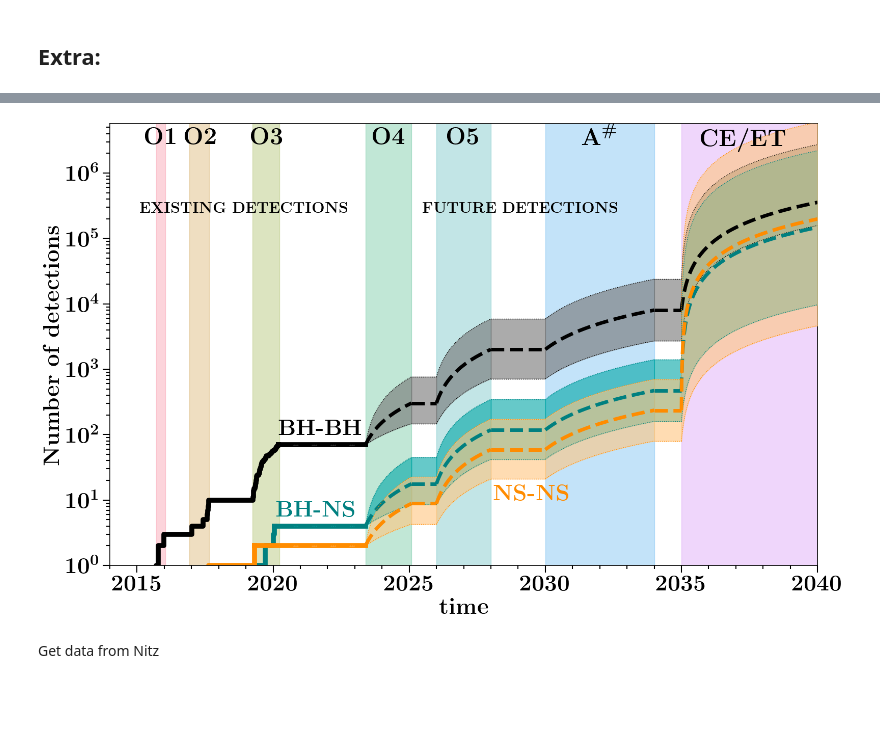
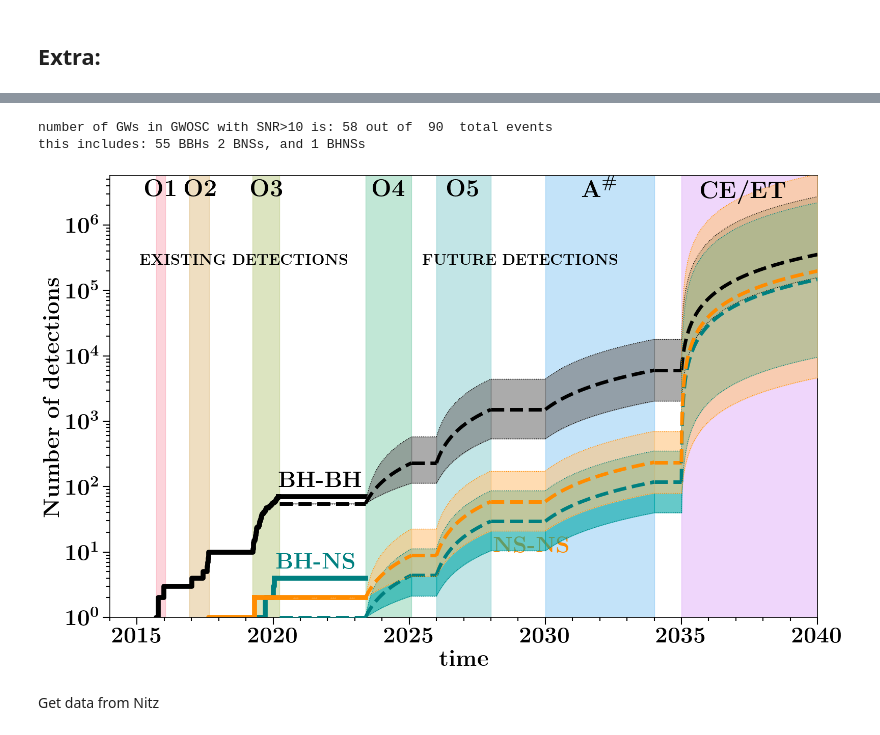
Before and after one commit to FloorBroekgaarden/GW_visualization_detection_number, a Jupyter notebook: The (expected) growth of the number of gravitational-wave detections from 2015 to 2040.ipynb, the cells around one changed output, grey strips where cells are left out. Drawn from its saved outputs; the diff is of its cells as text; code cells hidden in the pictures; blank space fills up the shorter version.

Commit message:
update with SNR>10 plot

```diff
--- a/The (expected) growth of the number of gravitational-wave detections from 2015 to 2040.ipynb
+++ b/The (expected) growth of the number of gravitational-wave detections from 2015 to 2040.ipynb
@@ -1623,9 +1627,36 @@ Make past/expected detections plot for figure where we start with GWTC-3 detecti
+# %%
+
+# read in GWOSC data
+csv_file = '/Users/floorbroekgaarden/Projects/GitHub/GW_visualization_detection_number/GWcatalogData/GWOSC_catalog.csv'
+df = pd.read_csv(csv_file)
+
+snr_threshold = 10
+mask_SNR = (df['network_matched_filter_snr']>=snr_threshold)
+
+
+mask_BNS = (mask_SNR==1) & (df['mass_1_source']<2.5) & (df['mass_2_source']<2.5)
+mask_BHNS = (mask_SNR==1) & (df['mass_1_source']>=2.5) & (df['mass_2_source']<2.5)
+mask_BBH = (mask_SNR==1) & (df['mass_1_source']>=2.5) & (df['mass_2_source']>=2.5)
+
+
+print('number of GWs in GWOSC with SNR>10 is:', np.sum(mask_SNR), 'out of ', len(mask_SNR), ' total events')
+print('this includes:', np.sum(mask_BBH), 'BBHs',  np.sum(mask_BNS), 'BNSs, and',  np.sum(mask_BHNS), 'BHNSs')
+# %% [output]
+number of GWs in GWOSC with SNR>10 is: 58 out of  90  total events
+this includes: 55 BBHs 2 BNSs, and 1 BHNSs
 # %%
+
+
+
+
+
+
+
+
 # read in the data with the expected numbers for O3, O4 and O5
 # this csv file simply calculates the expected O4 and O5 data by re-scaling the GWOSC detection number
 # to the new BNS volumes of O4 and O5. Very simplistic scaling
-
-exp_data_name = "expected_detections_GWTC_FAR1_YR.csv"
+exp_data_name = "expected_detections_GWOSC_SNR_10.csv"
 exp_data_loc = "/Users/floorbroekgaarden/Projects/GitHub/GW_visualization_detection_number/GWcatalogData/"
 full_data_path = exp_data_loc+exp_data_name
 exp_df = pd.read_csv(full_data_path, skiprows=[1])
@@ -1704,34 +1735,34 @@ axe.xaxis.set_major_locator(plt.MultipleLocator(5))
 axe.xaxis.set_minor_locator(plt.MultipleLocator(1))
 axe.set_xlim(2014, 2040)
 
 # plot the GW detector labels in the top
 plot_detector_labels(axe=axe)
 
 xlabel =  r'\textbf{time}'
 ylabel = r'\textbf{Number of detections}'
 axe = layoutAxes(axe, nameX=xlabel, nameY=ylabel, setMinor=False, fontsize=fs+8)
 
 
 # annotate labels for BHBH, BHNS, BNS
 axe.annotate(r'$\textbf{BH-BH}$', (2020.2,0.361), xycoords=('data','figure fraction'),  fontsize=fs+8, rotation=0, ha='left', va='bottom', color=DCOcolors[0] )
 axe.annotate(r'$\textbf{BH-NS}$', (2020.1,0.20),  xycoords=('data','figure fraction'),  fontsize=fs+8, rotation=0, ha='left', va='bottom', color=DCOcolors[1] )
 axe.annotate(r'$\textbf{NS-NS}$', (2028.1,0.232 ),  xycoords=('data','figure fraction'),  fontsize=fs+8, rotation=0, ha='left', va='bottom', color=DCOcolors[2] )
 
 axe.annotate(r'$\textbf{EXISTING DETECTIONS}$',   (2015.1,0.8), xycoords=('data','figure fraction'),  fontsize=fs-2, rotation=0, ha='left', va='bottom', color=DCOcolors[0] )
 axe.annotate(r'$\textbf{FUTURE DETECTIONS}$'  ,   (2025.5,0.8), xycoords=('data','figure fraction'),  fontsize=fs-2, rotation=0, ha='left', va='bottom', color=DCOcolors[0] )
 
 
 
 
 plt.tight_layout()
 plt.savefig('./GWcatalogSize_GWTC3_pop_far_1yr.png', dpi=600, transparent=False)
 plt.savefig('./GWcatalogSize_GWTC3_pop_far_1yr.pdf', transparent=False)
 
 
 
 plt.show()
 # %% [output]
-[figure, old version]
+[figure, new version]
 # %% [markdown]
 Get data from Nitz
 # %%
```
Also changed, not shown: parts of 8 cells of this notebook, 9 other files.
